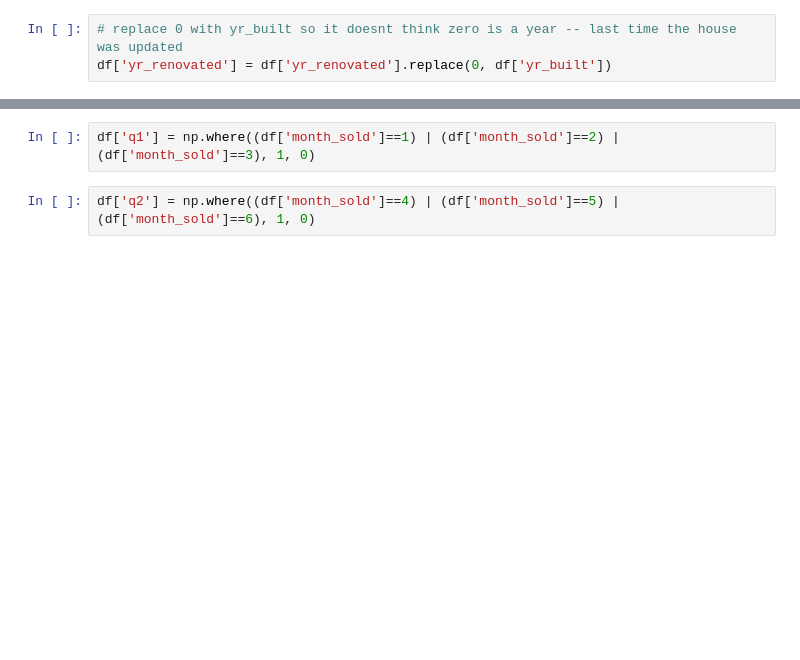
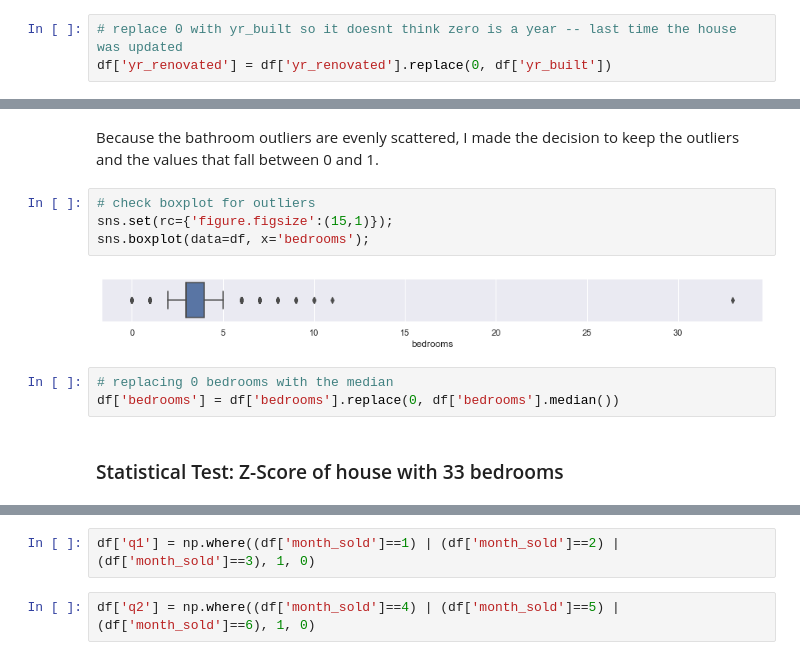
Before and after one commit to ameliadahm20/housing-pricing, a Jupyter notebook: KingsCountyHousingPrices.ipynb, the cells around one changed output, grey strips where cells are left out. Saved outputs shown, nothing was run; the diff lists cells and outputs as text; blank space fills up the shorter version.

```diff
--- a/KingsCountyHousingPrices.ipynb
+++ b/KingsCountyHousingPrices.ipynb
@@ -56,0 +116,13 @@ df['yr_renovated'] = df['yr_renovated'].replace(0, df['yr_built'])
+# %% [markdown]
+Because the bathroom outliers are evenly scattered, I made the decision to keep the outliers and the values that fall between 0 and 1.
+# %%
+# check boxplot for outliers
+sns.set(rc={'figure.figsize':(15,1)});
+sns.boxplot(data=df, x='bedrooms');
+# %% [output]
+[figure, added]
+# %%
+# replacing 0 bedrooms with the median
+df['bedrooms'] = df['bedrooms'].replace(0, df['bedrooms'].median())
+# %% [markdown]
+### Statistical Test: Z-Score of house with 33 bedrooms
```
Also changed, not shown: parts of 109 cells of this notebook.
